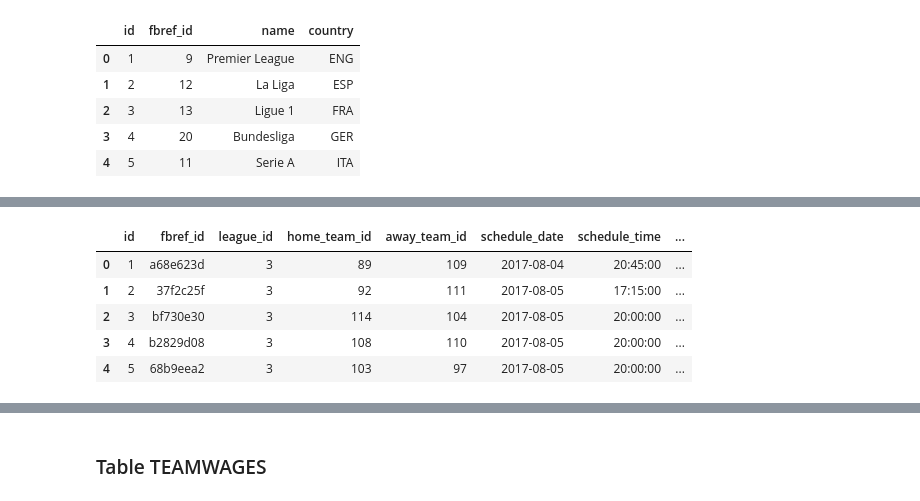
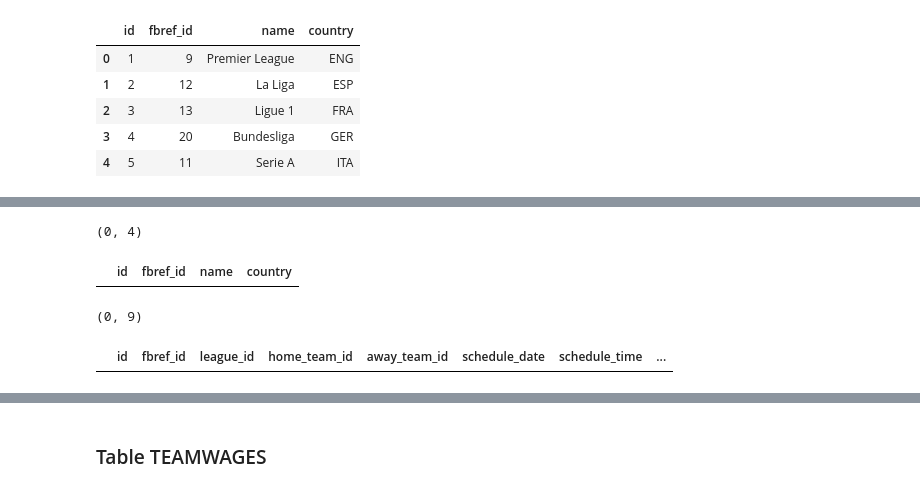
Before and after one commit to jonah-gas/DS-Project, a Jupyter notebook: database_server/db_initial_data_entry.ipynb, the cells around one changed output, grey strips where cells are left out. Drawn from its saved outputs; the diff is of its cells as text; code cells hidden in the pictures.

```diff
--- a/database_server/db_initial_data_entry.ipynb
+++ b/database_server/db_initial_data_entry.ipynb
@@ -290,11 +76,16 @@ progress: 10700/10760
+# %%
+# check tables
+result_df = dbu.select_query("Select * from teams;")
+print(result_df.shape)
+result_df.head()
+# %% [output]
+(0, 4)
+|  | id | fbref_id | name | country |
 # %%
-# check table
-matches_df = dbu.select_query("SELECT * FROM matches;")
-matches_df.head()
+# check tables
+result_df = dbu.select_query("Select * from matches;")
+print(result_df.shape)
+result_df.head()
 # %% [output]
+(0, 9)
 |  | id | fbref_id | league_id | home_team_id | away_team_id | schedule_date | schedule_time | ... |
-| 0 | 1 | a68e623d | 3 | 89 | 109 | 2017-08-04 | 20:45:00 | ... |
-| 1 | 2 | 37f2c25f | 3 | 92 | 111 | 2017-08-05 | 17:15:00 | ... |
-| 2 | 3 | bf730e30 | 3 | 114 | 104 | 2017-08-05 | 20:00:00 | ... |
-| 3 | 4 | b2829d08 | 3 | 108 | 110 | 2017-08-05 | 20:00:00 | ... |
-| 4 | 5 | 68b9eea2 | 3 | 103 | 97 | 2017-08-05 | 20:00:00 | ... |
```
Also changed, not shown: parts of 41 cells of this notebook.
